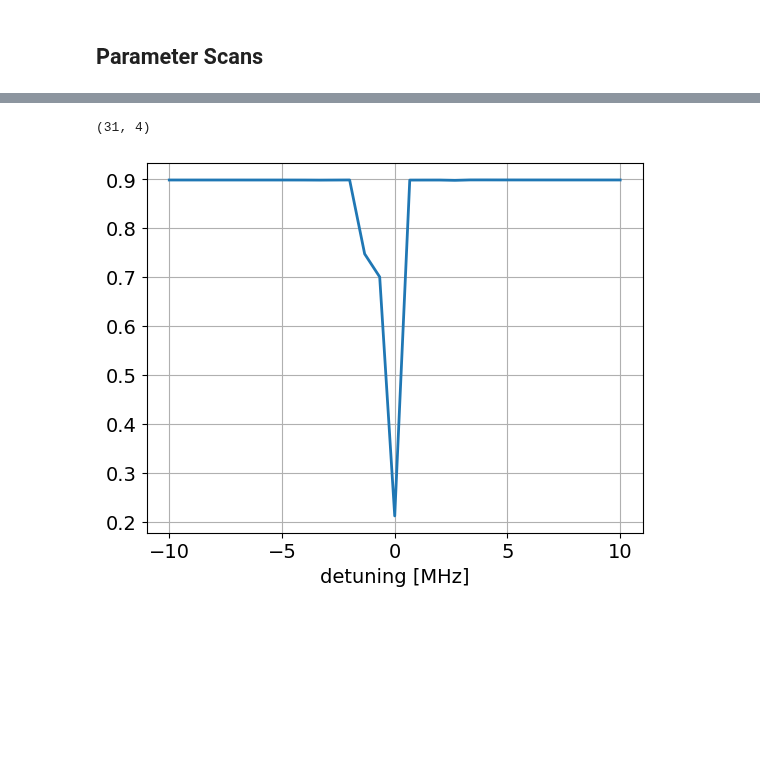
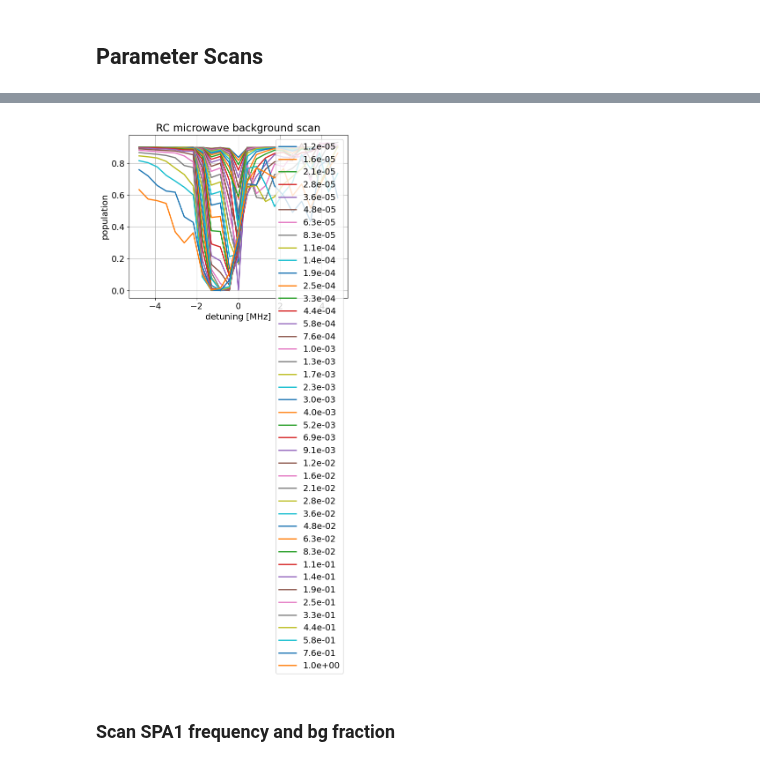
Before and after one commit to ograsdijk/centrex-state-prep, a Jupyter notebook: examples/SPA/Experimental verification/SPA1 - parameter scans with SPA and RC background.ipynb, the cells around one changed output, grey strips where cells are left out. Cells and saved outputs as stored; diff of their text form; code cells hidden in the pictures; blank space fills up the shorter version.

```diff
--- a/examples/SPA/Experimental verification/SPA1 - parameter scans with SPA and RC background.ipynb
+++ b/examples/SPA/Experimental verification/SPA1 - parameter scans with SPA and RC background.ipynb
@@ -680,4 +729,0 @@ for intens in intensities:
-# %%
-np.array(res).shape
-# %% [output]
-(31, 4)
@@ -686,8 +730,37 @@ bg_detuning_scan = np.array(res).copy()
-# %%
-fig, ax = plt.subplots()
-ax.plot(detunings / 1e6, bg_detuning_scan[:, 3], lw=2)
-
-ax.set_xlabel("detuning [MHz]")
-ax.grid()
-# %% [output]
-[figure, removed]
+# %%
+bg_detuning_scan = (
+    np.array(res).copy().reshape(intensities.size, detunings.size, res[0].shape[-1])
+)
+
+fname = (
+    datetime.datetime.now().strftime("%Y_%m_%d_%H_%M_%S")
+    + "_spa1_scan_rc_bg_intensity_detuning.csv"
+)
+
+df = pl.DataFrame(bg_detuning_scan.reshape(-1, res[0].shape[-1]), schema=header)
+
+
+df.write_csv(path_data / fname)
+# %%
+detunings = np.unique(bg_detuning_scan[0, :, 4])
+det_mask = (detunings >= -5e6) & (detunings <= 5e6)
+# det_mask = np.ones(detunings.size, dtype=np.bool)
+fig, ax = plt.subplots()
+
+ax.plot(
+    detunings[det_mask] / 1e6,
+    bg_detuning_scan[9:, det_mask, -1].T,
+    lw=2,
+    label=[f"{val:.1e}" for val in intensities[9:]],
+)
+
+ax.set_xlabel("detuning [MHz]")
+ax.set_ylabel("population")
+ax.set_title("RC microwave background scan")
+ax.legend()
+
+ax.grid()
+# %% [output]
+[figure, added]
+# %% [markdown]
+### Scan SPA1 frequency and bg fraction
```
Also changed, not shown: parts of 29 cells of this notebook, 1 other file.
